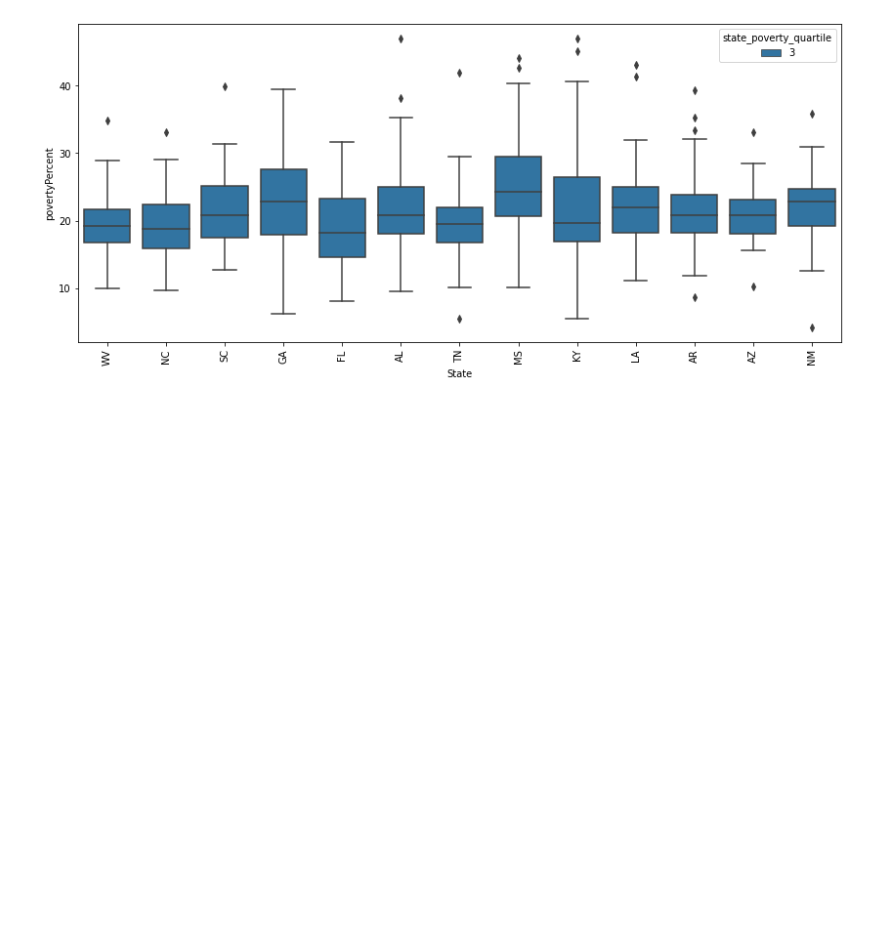
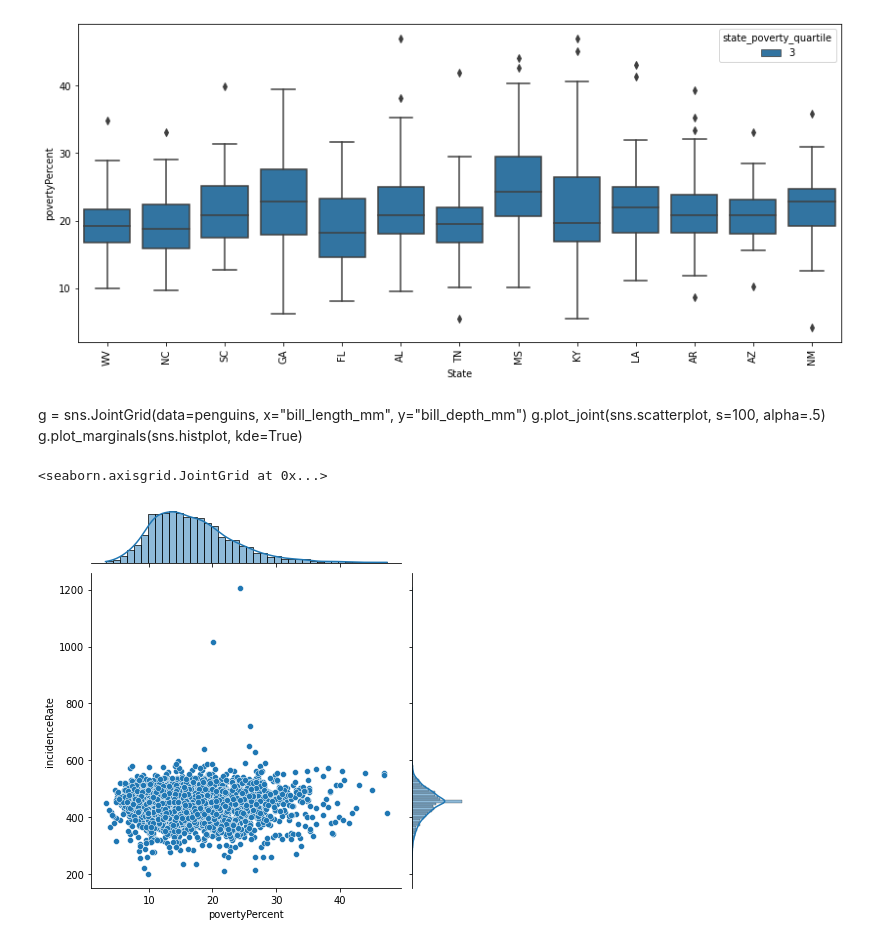
Before and after one commit to dansarmiento/ColaboratoryNotebooks, a Jupyter notebook: notebook8cd93c78a5.ipynb, the cells around one changed output. Cells and saved outputs as stored; diff of their text form; code cells hidden in the pictures; blank space fills up the shorter version.

```diff
--- a/notebook8cd93c78a5.ipynb
+++ b/notebook8cd93c78a5.ipynb
@@ -155,5 +155,15 @@ sns.boxplot(x='State', y='povertyPercent', hue='state_poverty_quartile',
 # %% [output]
 <AxesSubplot:xlabel='State', ylabel='povertyPercent'>
 [figure]
+# %% [markdown]
+g = sns.JointGrid(data=penguins, x="bill_length_mm", y="bill_depth_mm")
+g.plot_joint(sns.scatterplot, s=100, alpha=.5)
+g.plot_marginals(sns.histplot, kde=True)
 # %%
-# I can do much more with this data set, I added calculations onto it to give extra value
+# I can do much more with this data set, I added calculations onto it to give extra valu
+g = sns.JointGrid(data=df, x='povertyPercent',y='incidenceRate')
+g.plot_joint(sns.scatterplot)
+g.plot_marginals(sns.histplot, kde=True)
+# %% [output]
+<seaborn.axisgrid.JointGrid at 0x...>
+[figure, added]
```
Also changed, not shown: parts of 2 cells of this notebook.
